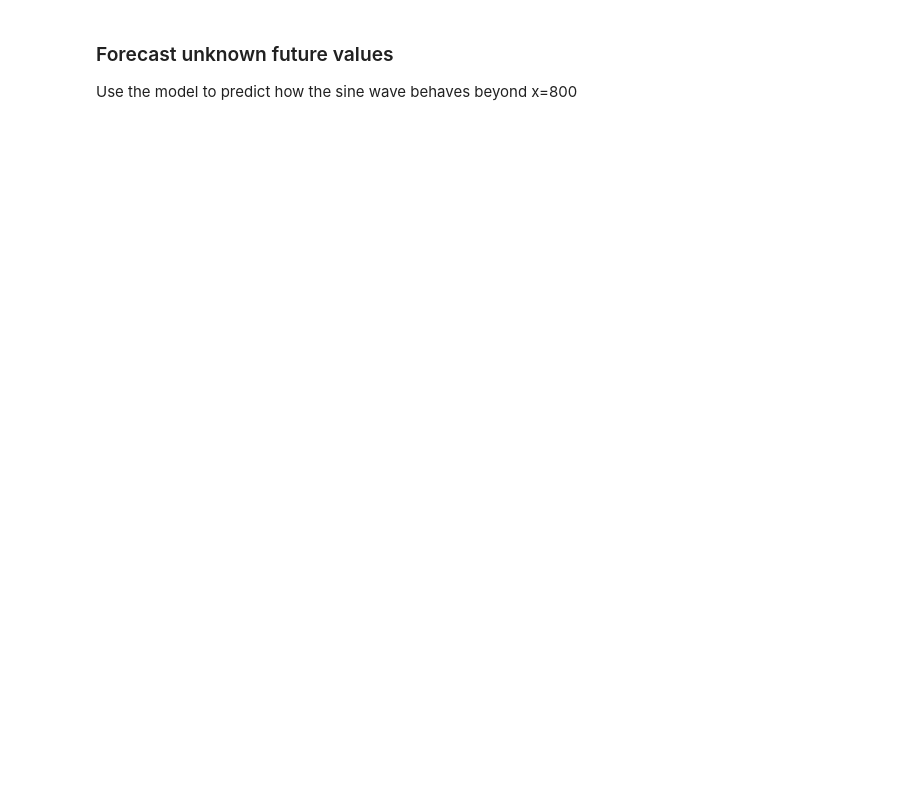
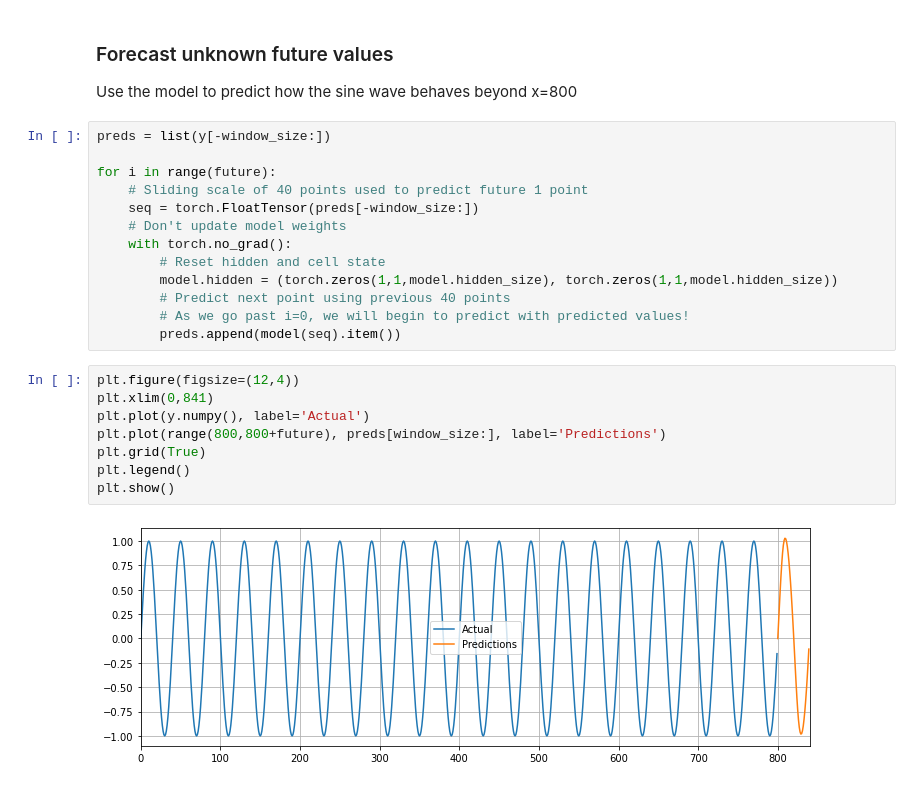
Before and after one commit to mr-rhombus/ML-Bootcamp, a Jupyter notebook: PyTorch/RNNs/sine_wave_rnn.ipynb, the cells around one changed output. Drawn from its saved outputs; the diff is of its cells as text; blank space fills up the shorter version.

```diff
--- a/PyTorch/RNNs/sine_wave_rnn.ipynb
+++ b/PyTorch/RNNs/sine_wave_rnn.ipynb
@@ -202,3 +205,26 @@ Epoch: 13 | Loss: 8.258352318080142e-05
 # %% [markdown]
 ### Forecast unknown future values
 Use the model to predict how the sine wave behaves beyond x=800
+# %%
+preds = list(y[-window_size:])
+
+for i in range(future):
+    # Sliding scale of 40 points used to predict future 1 point
+    seq = torch.FloatTensor(preds[-window_size:])
+    # Don't update model weights
+    with torch.no_grad():
+        # Reset hidden and cell state
+        model.hidden = (torch.zeros(1,1,model.hidden_size), torch.zeros(1,1,model.hidden_size))
+        # Predict next point using previous 40 points
+        # As we go past i=0, we will begin to predict with predicted values!
+        preds.append(model(seq).item())
+# %%
+plt.figure(figsize=(12,4))
+plt.xlim(0,841)
+plt.plot(y.numpy(), label='Actual')
+plt.plot(range(800,800+future), preds[window_size:], label='Predictions')
+plt.grid(True)
+plt.legend()
+plt.show()
+# %% [output]
+[figure, added]
```
Also changed, not shown: parts of 1 cell of this notebook.
